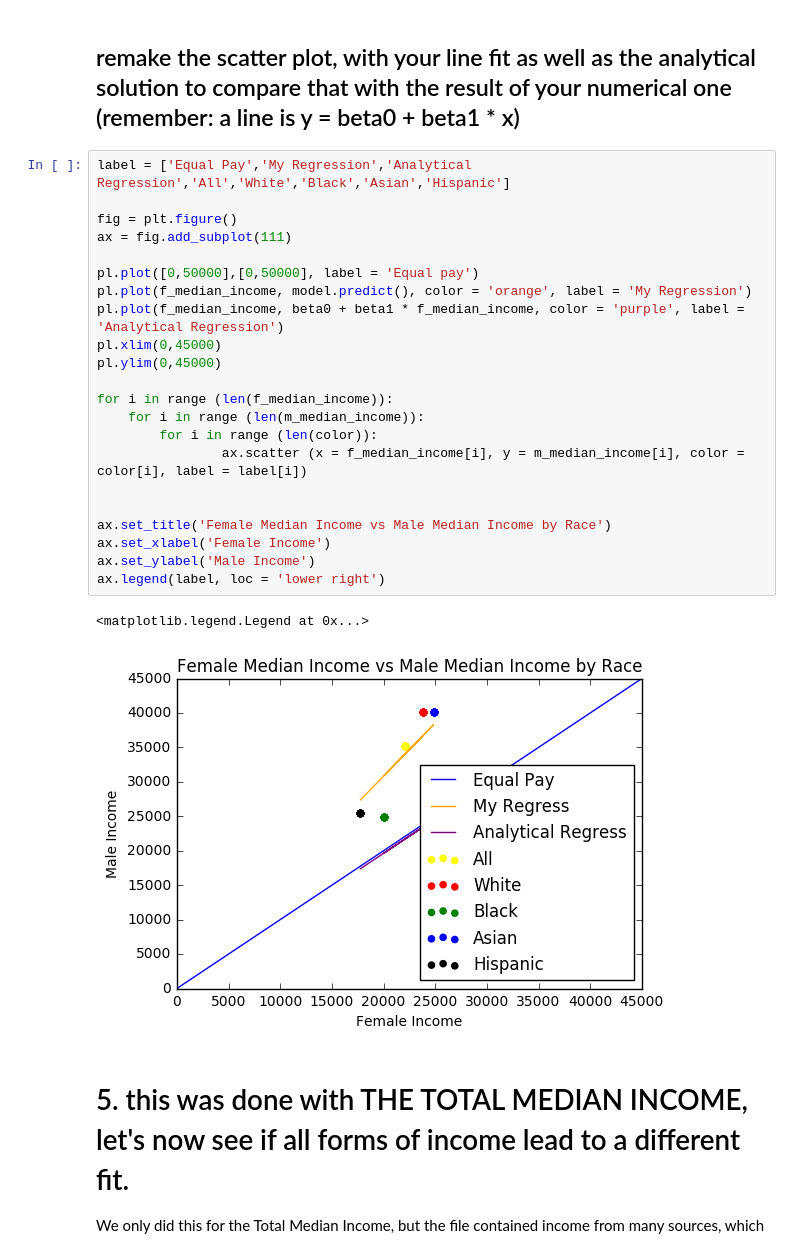
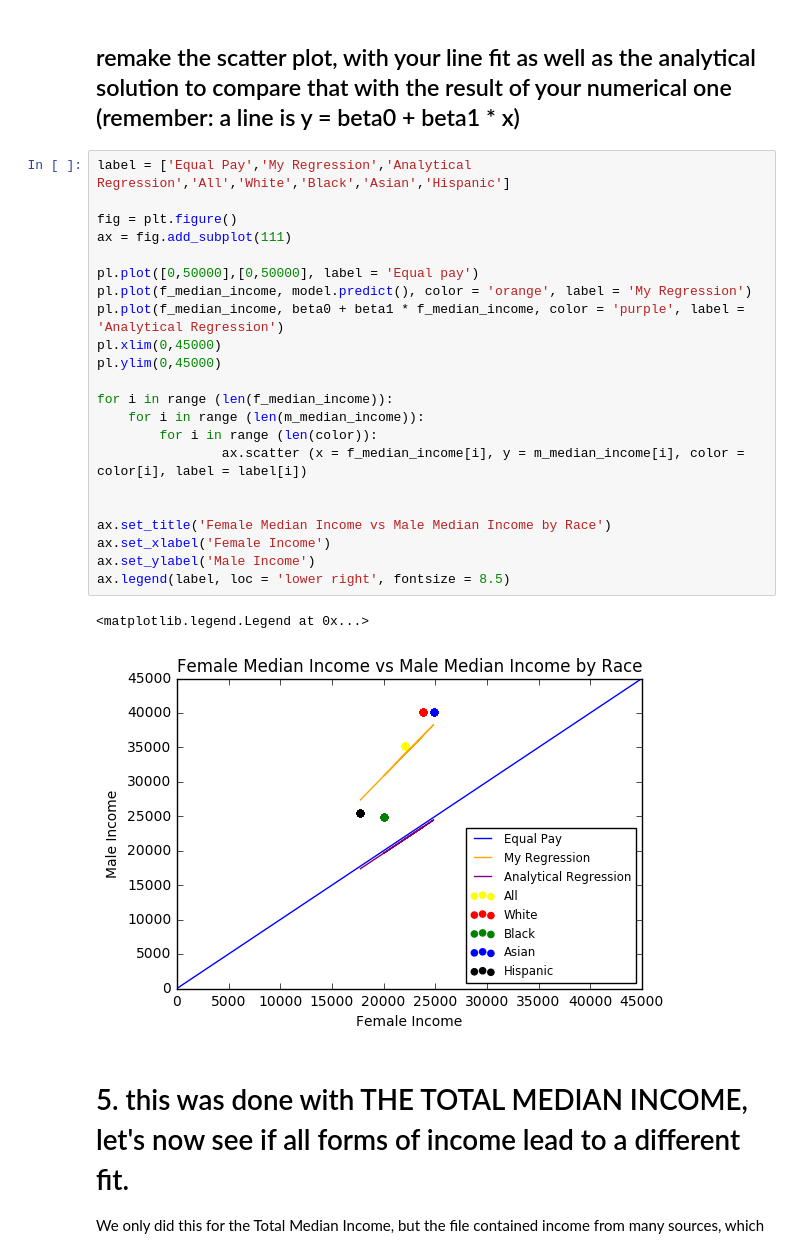
Before and after one commit to tashay/PUI2016_tg1478, a Jupyter notebook: HW5_tg1478/HW5_2_tg1478.ipynb, the cells around one changed output. Saved outputs shown, nothing was run; the diff lists cells and outputs as text.

```diff
--- a/HW5_tg1478/HW5_2_tg1478.ipynb
+++ b/HW5_tg1478/HW5_2_tg1478.ipynb
@@ -352,28 +352,28 @@ beta0 = all_males.mean() - beta1 * all_females.mean()
 # %%
 label = ['Equal Pay','My Regression','Analytical Regression','All','White','Black','Asian','Hispanic']
 
 fig = plt.figure()
 ax = fig.add_subplot(111)
 
 pl.plot([0,50000],[0,50000], label = 'Equal pay')
 pl.plot(f_median_income, model.predict(), color = 'orange', label = 'My Regression')
 pl.plot(f_median_income, beta0 + beta1 * f_median_income, color = 'purple', label = 'Analytical Regression')
 pl.xlim(0,45000)
 pl.ylim(0,45000)
 
 for i in range (len(f_median_income)):
     for i in range (len(m_median_income)):
         for i in range (len(color)):
                 ax.scatter (x = f_median_income[i], y = m_median_income[i], color = color[i], label = label[i])
 
 
 ax.set_title('Female Median Income vs Male Median Income by Race')
 ax.set_xlabel('Female Income')
 ax.set_ylabel('Male Income')
-ax.legend(label, loc = 'lower right')
+ax.legend(label, loc = 'lower right', fontsize = 8.5)
 # %% [output]
 <matplotlib.legend.Legend at 0x...>
-[figure, old version]
+[figure, new version]
 # %% [markdown]
 # 5. this was done with THE TOTAL MEDIAN INCOME, let's now see if all forms of income lead to a different fit.
 
```
